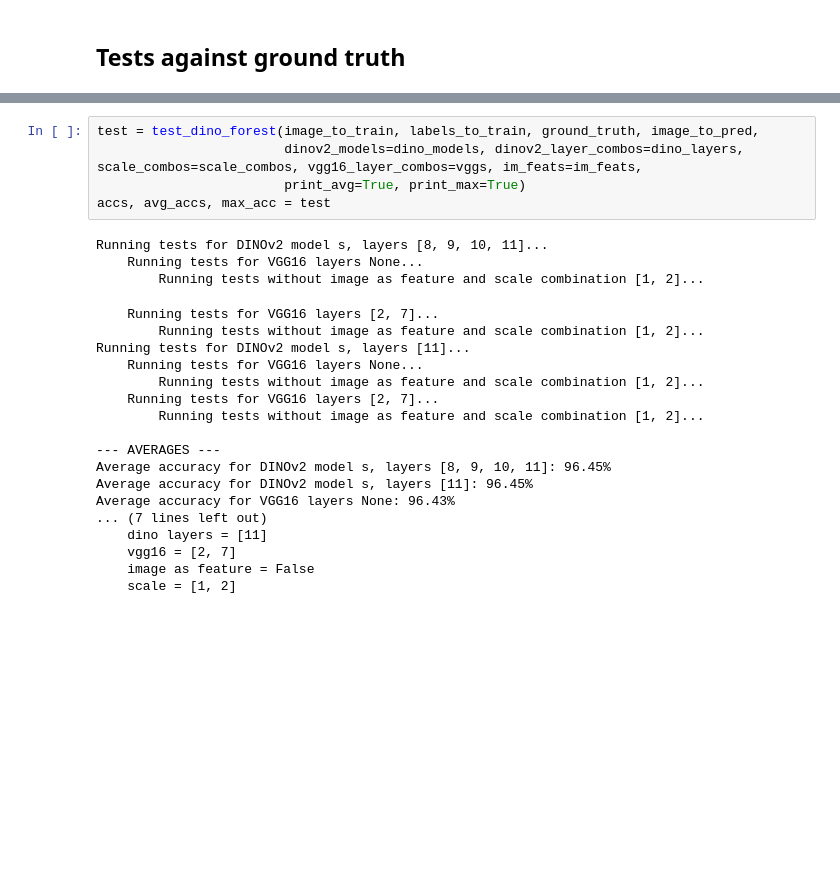
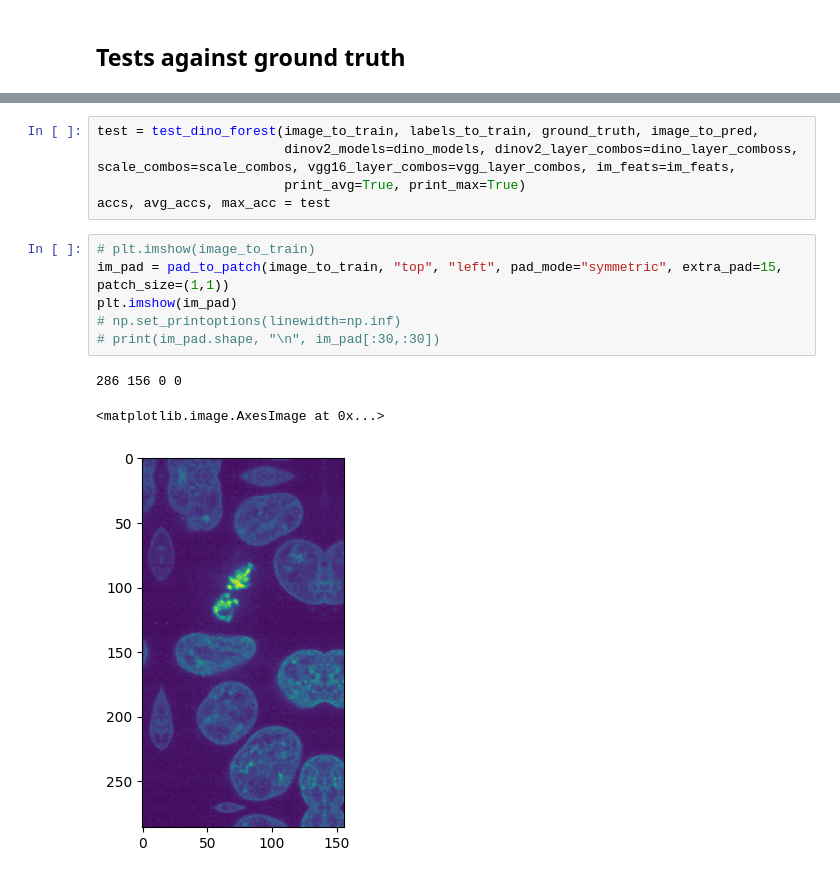
Before and after one commit to quasar1357/dino_paint, a Jupyter notebook: dino_paint.ipynb, the cells around one changed output, grey strips where cells are left out. Saved outputs shown, nothing was run; the diff lists cells and outputs as text; blank space fills up the shorter version.

```diff
--- a/dino_paint.ipynb
+++ b/dino_paint.ipynb
@@ -184,26 +185,15 @@ scale_combos = () #[[1,2]] #, [1,2]]
 # %%
 test = test_dino_forest(image_to_train, labels_to_train, ground_truth, image_to_pred,
-                        dinov2_models=dino_models, dinov2_layer_combos=dino_layers, scale_combos=scale_combos, vgg16_layer_combos=vggs, im_feats=im_feats,
+                        dinov2_models=dino_models, dinov2_layer_combos=dino_layer_comboss, scale_combos=scale_combos, vgg16_layer_combos=vgg_layer_combos, im_feats=im_feats,
                         print_avg=True, print_max=True)
 accs, avg_accs, max_acc = test
-# %% [output]
-Running tests for DINOv2 model s, layers [8, 9, 10, 11]...
-    Running tests for VGG16 layers None...
-        Running tests without image as feature and scale combination [1, 2]...
-    Running tests for VGG16 layers [2, 7]...
-        Running tests without image as feature and scale combination [1, 2]...
-Running tests for DINOv2 model s, layers [11]...
-    Running tests for VGG16 layers None...
-        Running tests without image as feature and scale combination [1, 2]...
-    Running tests for VGG16 layers [2, 7]...
-        Running tests without image as feature and scale combination [1, 2]...
-
---- AVERAGES ---
-Average accuracy for DINOv2 model s, layers [8, 9, 10, 11]: 96.45%
-Average accuracy for DINOv2 model s, layers [11]: 96.45%
-Average accuracy for VGG16 layers None: 96.43%
-... (7 lines left out)
-    dino layers = [11]
-    vgg16 = [2, 7]
-    image as feature = False
-    scale = [1, 2]
+# %%
+# plt.imshow(image_to_train)
+im_pad = pad_to_patch(image_to_train, "top", "left", pad_mode="symmetric", extra_pad=15, patch_size=(1,1))
+plt.imshow(im_pad)
+# np.set_printoptions(linewidth=np.inf)
+# print(im_pad.shape, "\n", im_pad[:30,:30])
+# %% [output]
+286 156 0 0
+<matplotlib.image.AxesImage at 0x...>
+[figure, added]
```
Also changed, not shown: parts of 2 cells of this notebook, 1 other file.
